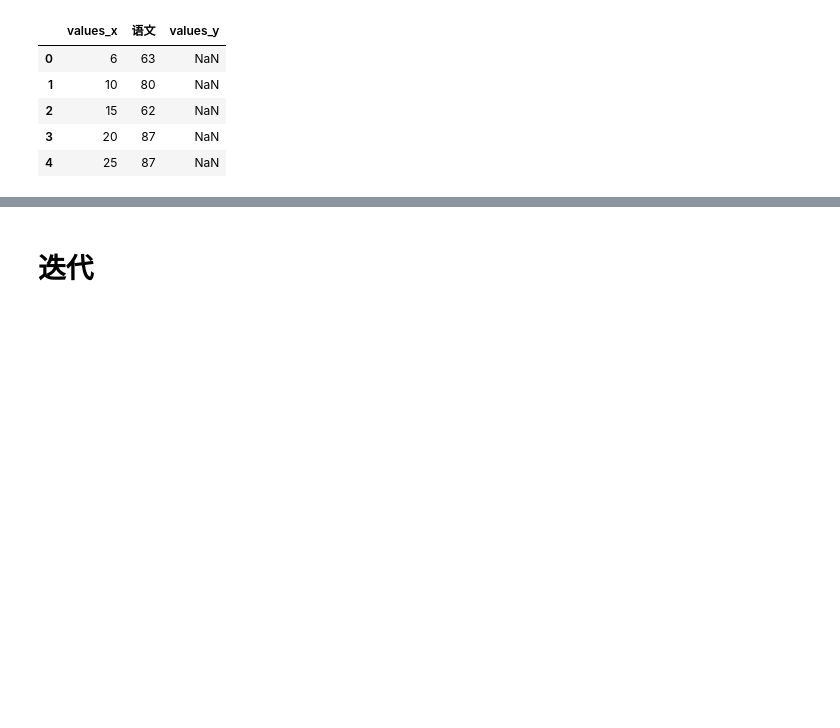
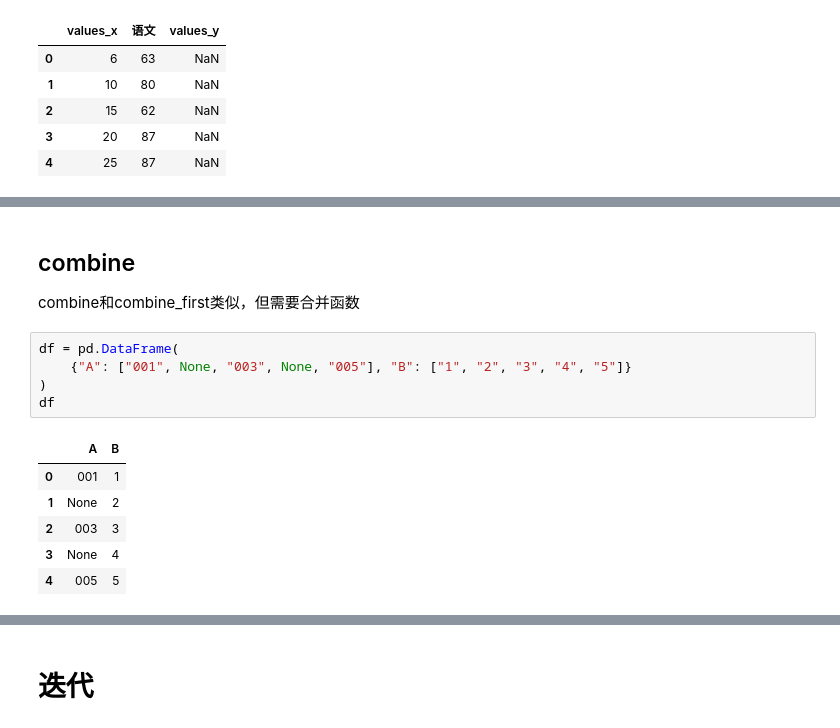
Before and after one commit to iridescentGray/self-learn-python-project, a Jupyter notebook: data_analysis/pandas_api/dataframe/base.ipynb, the cells around one changed output, grey strips where cells are left out. Saved outputs shown, nothing was run; the diff lists cells and outputs as text; blank space fills up the shorter version.

```diff
--- a/data_analysis/pandas_api/dataframe/base.ipynb
+++ b/data_analysis/pandas_api/dataframe/base.ipynb
@@ -162,0 +224,16 @@ pd.merge(d1, d2, how="left", on="语文")
+# %% [markdown]
+## combine
+
+combine和combine_first类似，但需要合并函数
+# %%
+df = pd.DataFrame(
+    {"A": ["001", None, "003", None, "005"], "B": ["1", "2", "3", "4", "5"]}
+)
+df
+# %% [output]
+|  | A | B |
+| 0 | 001 | 1 |
+| 1 | None | 2 |
+| 2 | 003 | 3 |
+| 3 | None | 4 |
+| 4 | 005 | 5 |
```
Also changed, not shown: parts of 22 cells of this notebook, 2 other files.
